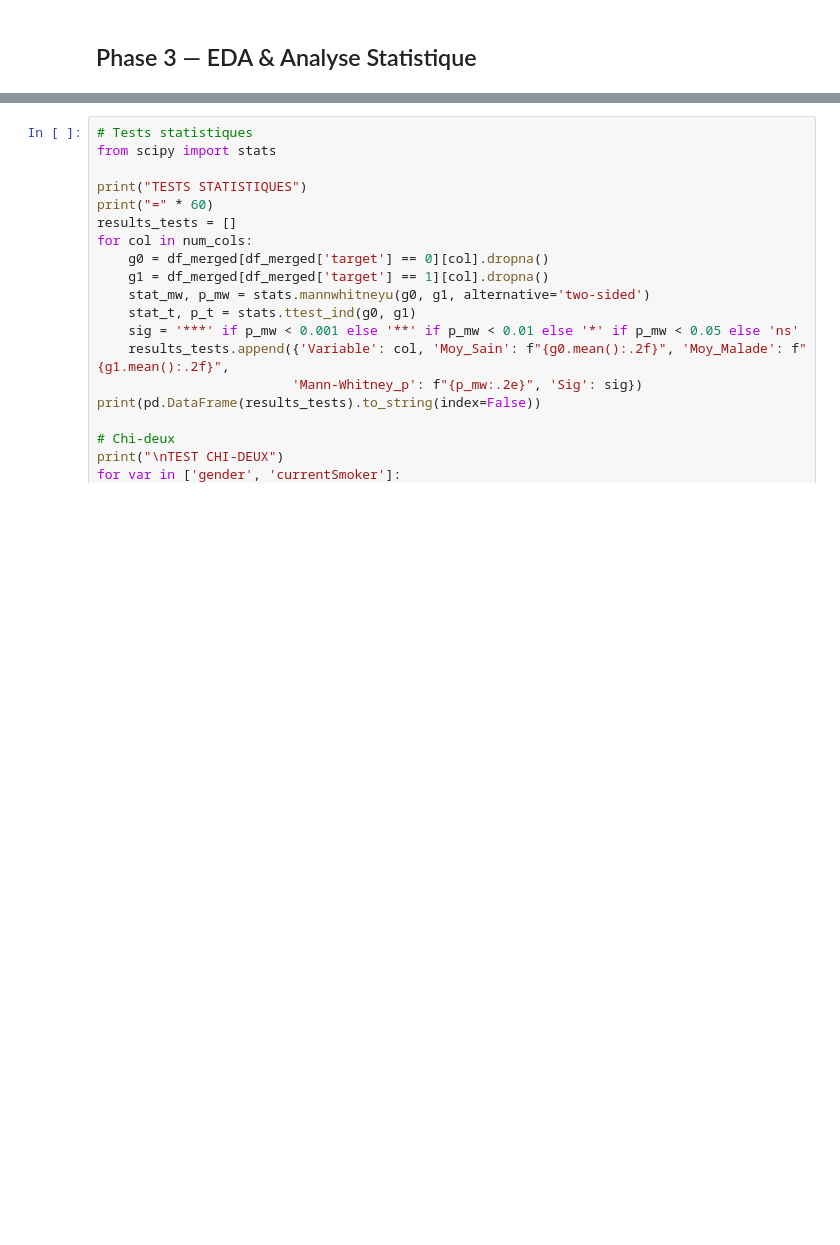
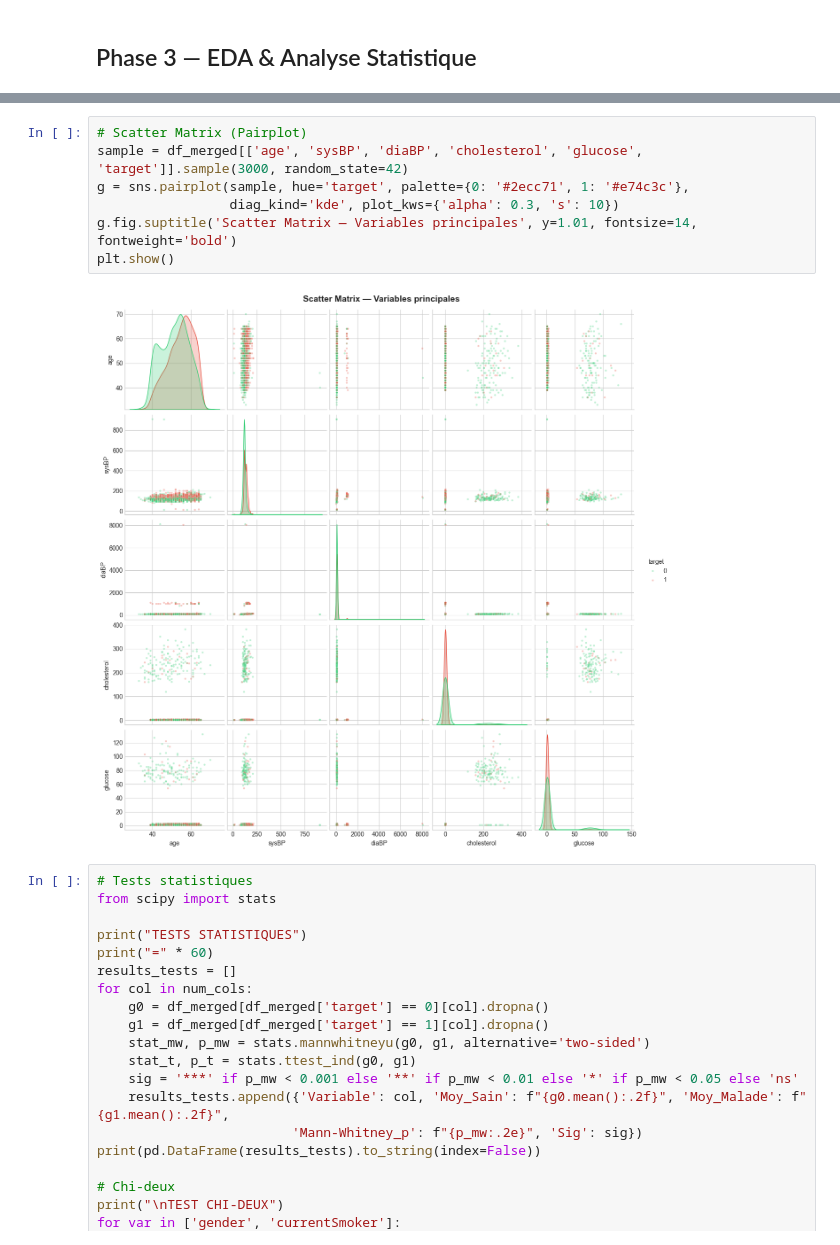
Before and after one commit to youssefhhl/data-driven-project, a Jupyter notebook: notebooks/notebook.ipynb, the cells around one changed output, grey strips where cells are left out. Saved outputs shown, nothing was run; the diff lists cells and outputs as text; blank space fills up the shorter version.

```diff
--- a/notebooks/notebook.ipynb
+++ b/notebooks/notebook.ipynb
@@ -216,3 +295,12 @@ plt.show()
+# %%
+# Scatter Matrix (Pairplot)
+sample = df_merged[['age', 'sysBP', 'diaBP', 'cholesterol', 'glucose', 'target']].sample(3000, random_state=42)
+g = sns.pairplot(sample, hue='target', palette={0: '#2ecc71', 1: '#e74c3c'},
+                 diag_kind='kde', plot_kws={'alpha': 0.3, 's': 10})
+g.fig.suptitle('Scatter Matrix — Variables principales', y=1.01, fontsize=14, fontweight='bold')
+plt.show()
+# %% [output]
+[figure, added]
 # %%
 # Tests statistiques
 from scipy import stats
```
Also changed, not shown: parts of 19 cells of this notebook, 2 other files.
